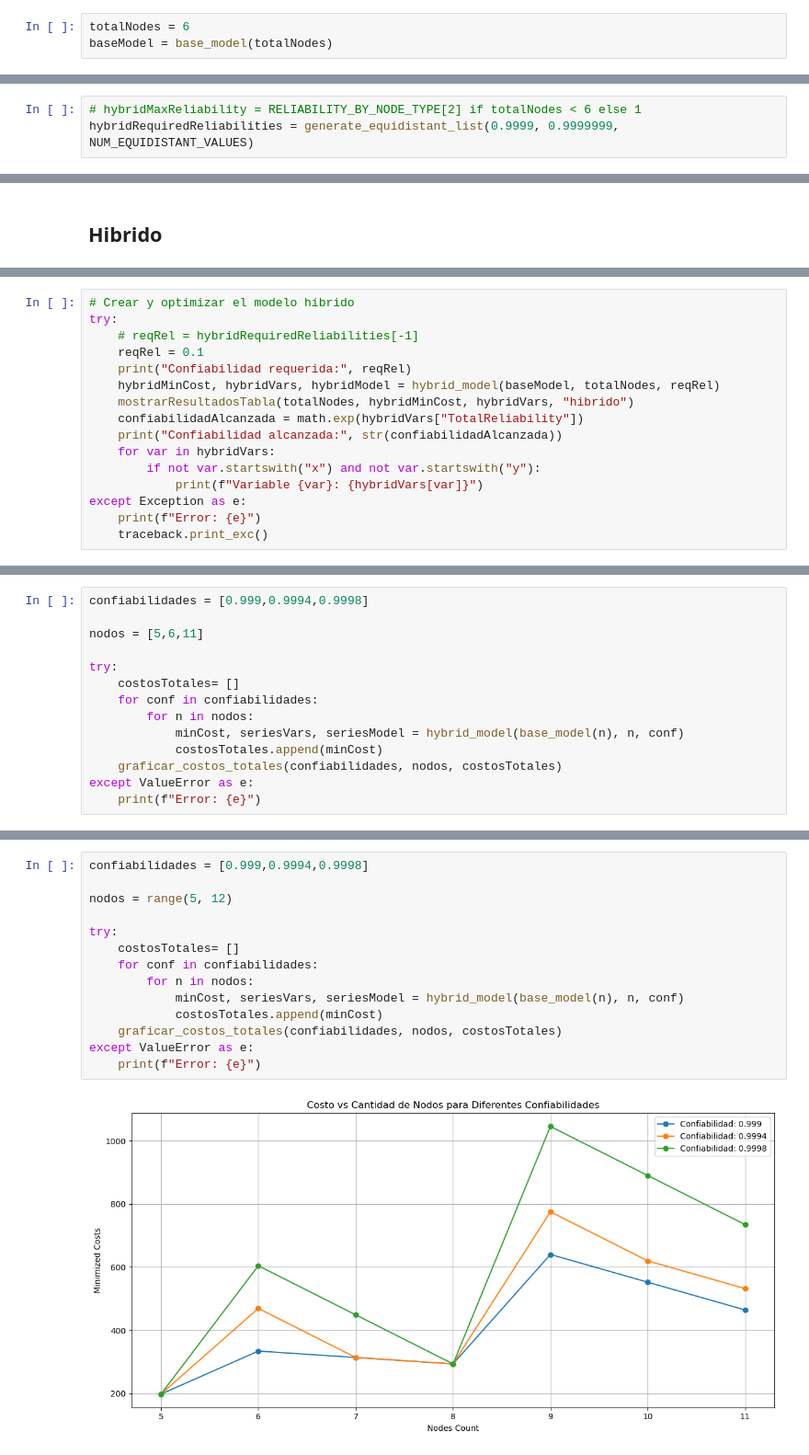
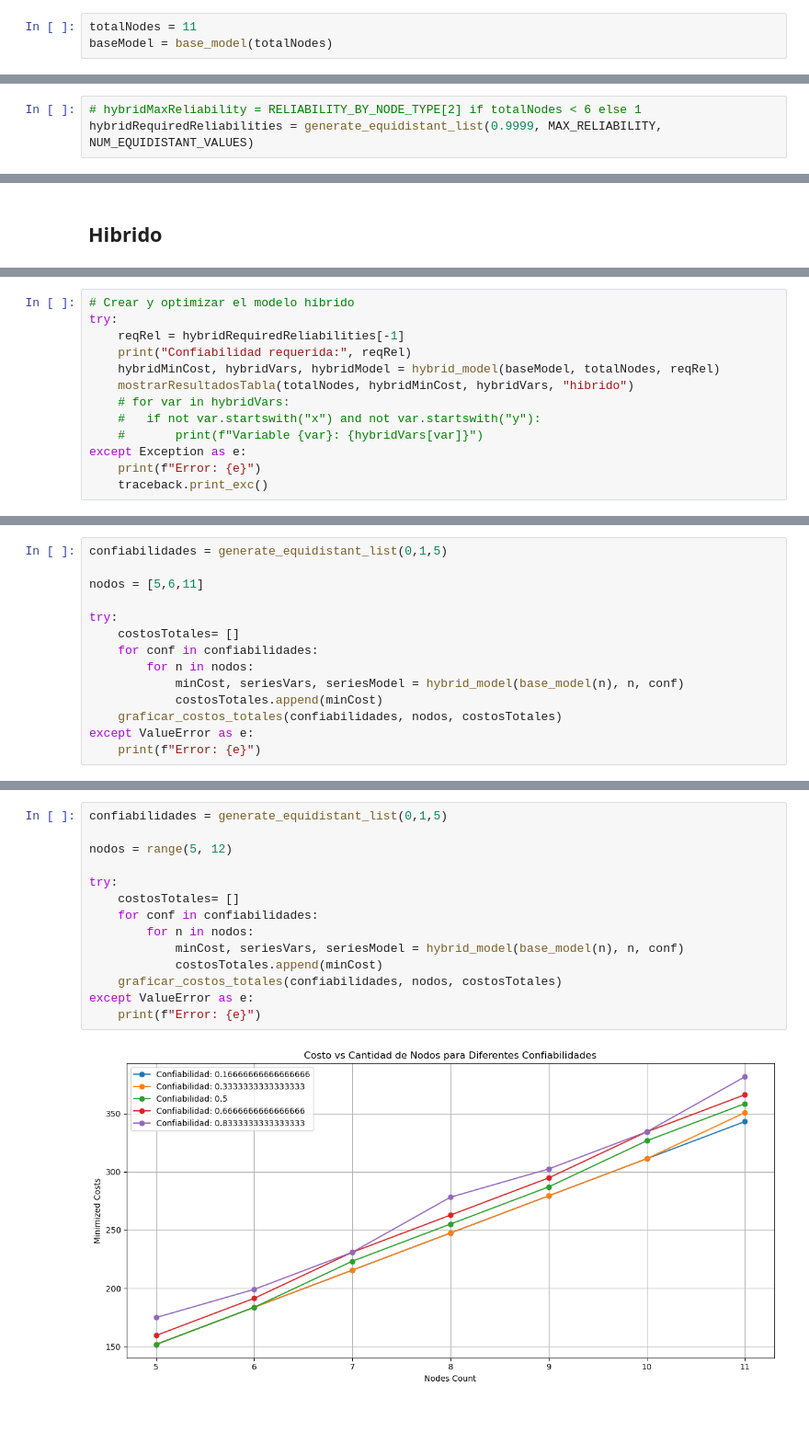
Before and after one commit to danielpuliche/optimization_model, a Jupyter notebook: main.ipynb, the cells around one changed output, grey strips where cells are left out. Shown at 92% size. Cells and saved outputs as stored; diff of their text form; blank space fills up the shorter version.

```diff
--- a/main.ipynb
+++ b/main.ipynb
@@ -13,7 +13,7 @@ import math
 import numpy as np
 import traceback
 # %%
-totalNodes = 6
+totalNodes = 11
 baseModel = base_model(totalNodes)
 # %% [output]
 Restricted license - for non-production use only - expires 2026-11-23
@@ -32,7 +32,7 @@ parallelRequiredReliabilities = generate_equidistant_list(parallelMinReliability
 # parallelRequiredReliabilities = [value for value in parallelRequiredReliabilities if value < 1]
 # %%
 # hybridMaxReliability = RELIABILITY_BY_NODE_TYPE[2] if totalNodes < 6 else 1
-hybridRequiredReliabilities = generate_equidistant_list(0.9999, 0.9999999, NUM_EQUIDISTANT_VALUES)
+hybridRequiredReliabilities = generate_equidistant_list(0.9999, MAX_RELIABILITY, NUM_EQUIDISTANT_VALUES)
 # %% [markdown]
 ## Serie
 # %%
@@ -266,16 +258,13 @@ except ValueError as e:
 # %%
 # Crear y optimizar el modelo híbrido
 try:
-	# reqRel = hybridRequiredReliabilities[-1]
-	reqRel = 0.1
+	reqRel = hybridRequiredReliabilities[-1]
 	print("Confiabilidad requerida:", reqRel)
 	hybridMinCost, hybridVars, hybridModel = hybrid_model(baseModel, totalNodes, reqRel)
 	mostrarResultadosTabla(totalNodes, hybridMinCost, hybridVars, "hibrido")
-	confiabilidadAlcanzada = math.exp(hybridVars["TotalReliability"])
-	print("Confiabilidad alcanzada:", str(confiabilidadAlcanzada))
-	for var in hybridVars:
-	    if not var.startswith("x") and not var.startswith("y"):
-	        print(f"Variable {var}: {hybridVars[var]}")
+	# for var in hybridVars:
+	# 	if not var.startswith("x") and not var.startswith("y"):
+	# 		print(f"Variable {var}: {hybridVars[var]}")
 except Exception as e:
 	print(f"Error: {e}")
 	traceback.print_exc()
@@ -318,5 +303,5 @@ Gráfica de híbrido con 6 nodos
 # %%
-confiabilidades = [0.999,0.9994,0.9998]
+confiabilidades = generate_equidistant_list(0,1,5)
 
 nodos = [5,6,11]
 
@@ -351,16 +336,16 @@ except ValueError as e:
 # %%
-confiabilidades = [0.999,0.9994,0.9998]
+confiabilidades = generate_equidistant_list(0,1,5)
 
 nodos = range(5, 12)
 
 try:
 	costosTotales= []
 	for conf in confiabilidades:
 		for n in nodos:
 			minCost, seriesVars, seriesModel = hybrid_model(base_model(n), n, conf)
 			costosTotales.append(minCost)
 	graficar_costos_totales(confiabilidades, nodos, costosTotales)
 except ValueError as e:
 	print(f"Error: {e}")
 # %% [output]
-[figure, old version]
+[figure, new version]
```
Also changed, not shown: parts of 10 cells of this notebook, 20 other files.
